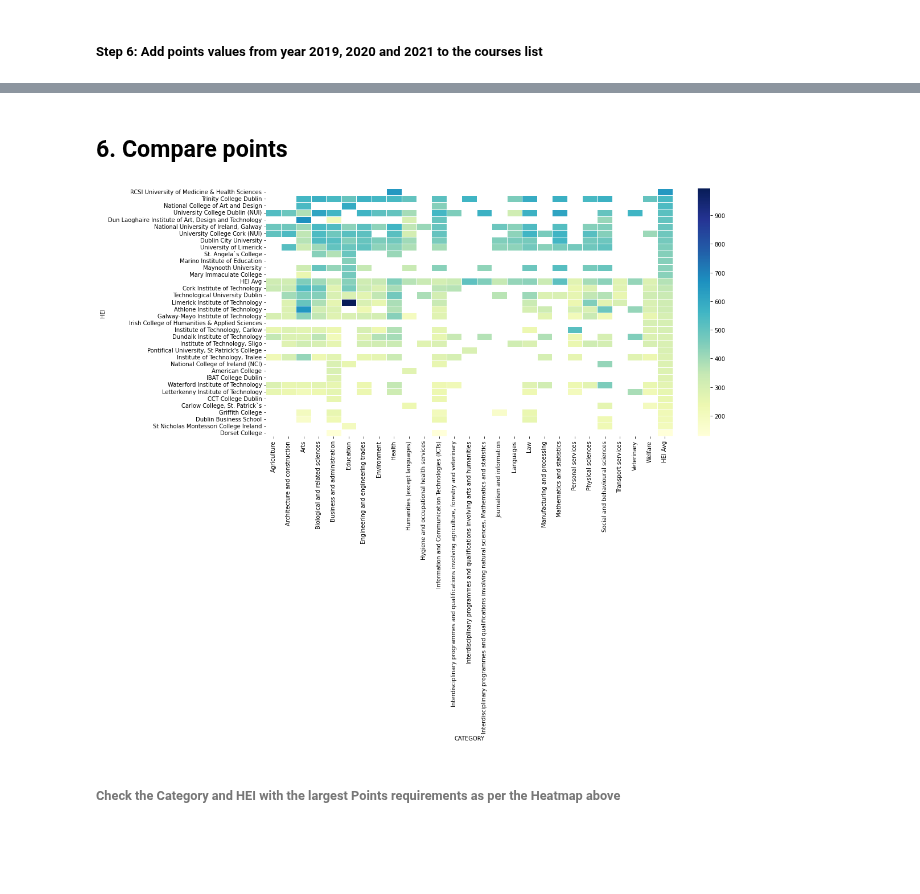
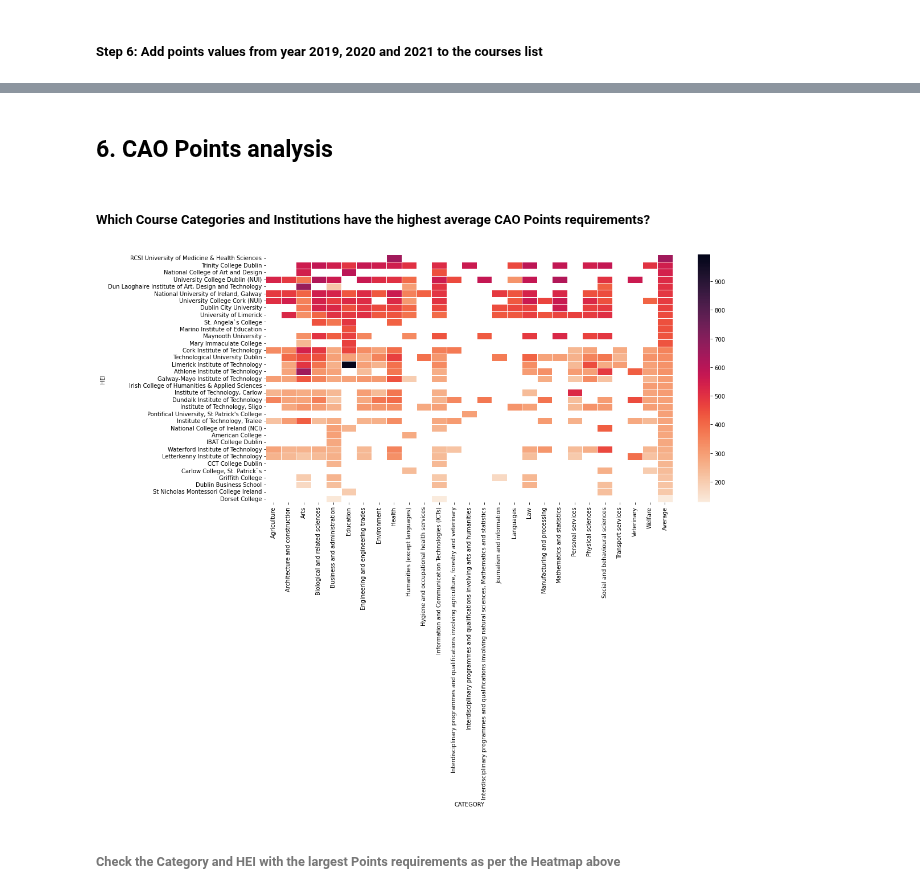
Before and after one commit to przemekbil/FoDA_2021, a Jupyter notebook: cao.ipynb, the cells around one changed output, grey strips where cells are left out. Drawn from its saved outputs; the diff is of its cells as text; code cells hidden in the pictures; blank space fills up the shorter version.

```diff
--- a/cao.ipynb
+++ b/cao.ipynb
@@ -1336,18 +1336,27 @@ allcourses.head()
 | AL805 | Network Management and Cloud Infr... | 8 | Information and Communication Tec... | AL | Athlone Institute of Technology | 329.0 | 442.0 | 333.0 | NaN | ... |
 | AL810 | Quantity Surveying | 8 | Architecture and construction | AL | Athlone Institute of Technology | 307.0 | 349.0 | 319.0 | NaN | ... |
 # %% [markdown]
-## 6. Compare points
+## 6. CAO Points analysis
+# %% [markdown]
+##### Which Course Categories and Institutions have the highest average CAO Points requirements?
 # %%
 # Pivot tables as per:
 # https://pandas.pydata.org/docs/reference/api/pandas.pivot_table.html
-pivot = pd.pivot_table(allcourses, values='R1 2021', columns=['CATEGORY'], index=['HEI'], margins=True, margins_name='HEI Avg',  aggfunc=np.mean)
-pivot.sort_values(by='HEI Avg', inplace=True, ascending=False)
+pivot = pd.pivot_table(allcourses, values='R1 2021', columns=['CATEGORY'], index=['HEI'], margins=True, margins_name='Average',  aggfunc=np.mean)
+# Sort by 'Average' column, highest on the top
+pivot.sort_values(by='Average', inplace=True, ascending=False)
+# Remove the 'Average' row
+pivot.drop(index='Average', inplace=True)
 # %%
-ax = sns.heatmap(pivot, linewidth=0.5,  cmap="YlGnBu")
+# Setting colour pallets in Seaborn as per:
+# https://seaborn.pydata.org/tutorial/color_palettes.html
+# and https://www.python-graph-gallery.com/92-control-color-in-seaborn-heatmaps
+
+ax = sns.heatmap(pivot, linewidth=0.5,  cmap="rocket_r")
 plt.rcParams["figure.figsize"] = [16, 8]
 plt.show()
 # %% [output]
-[figure, old version]
+[figure, new version]
 # %% [markdown]
 ###### Check the Category and HEI with the largest Points requirements as per the Heatmap above
 # %%
```
Also changed, not shown: parts of 5 cells of this notebook.
